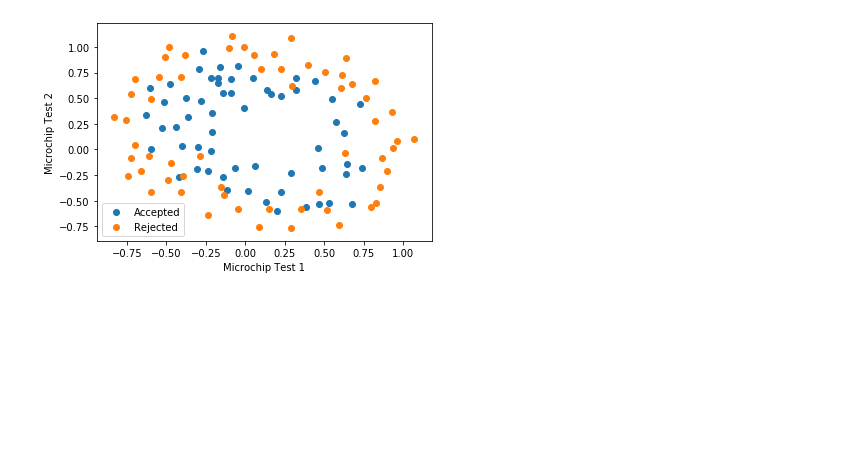
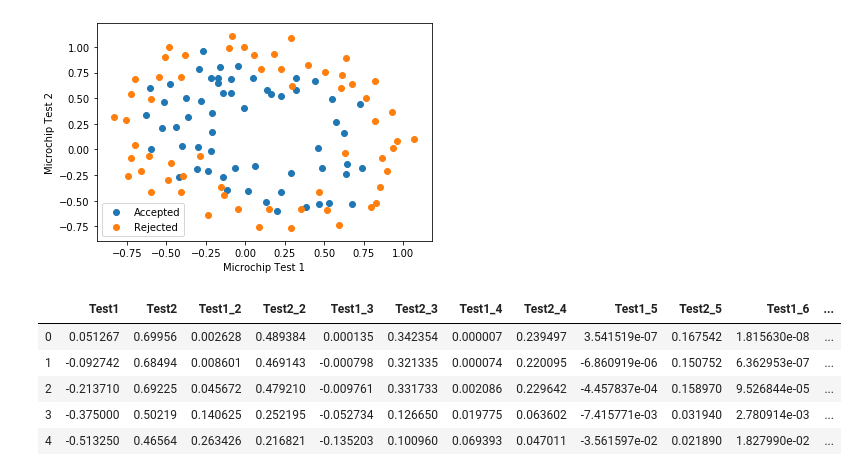
Before and after one commit to macwong/MachineLearning, a Jupyter notebook: Coursera Machine Learning/Week 3/Week 3 - Regularization.ipynb, the cells around one changed output. Saved outputs shown, nothing was run; the diff lists cells and outputs as text; code cells hidden in the pictures; blank space fills up the shorter version.

```diff
--- a/Coursera Machine Learning/Week 3/Week 3 - Regularization.ipynb
+++ b/Coursera Machine Learning/Week 3/Week 3 - Regularization.ipynb
@@ -25,0 +35,9 @@ plt.legend(loc="lower left")
+# %%
+test.head()
+# %% [output]
+|  | Test1 | Test2 | Test1_2 | Test2_2 | Test1_3 | Test2_3 | Test1_4 | Test2_4 | Test1_5 | Test2_5 | Test1_6 | ... |
+| 0 | 0.051267 | 0.69956 | 0.002628 | 0.489384 | 0.000135 | 0.342354 | 0.000007 | 0.239497 | 3.541519e-07 | 0.167542 | 1.815630e-08 | ... |
+| 1 | -0.092742 | 0.68494 | 0.008601 | 0.469143 | -0.000798 | 0.321335 | 0.000074 | 0.220095 | -6.860919e-06 | 0.150752 | 6.362953e-07 | ... |
+| 2 | -0.213710 | 0.69225 | 0.045672 | 0.479210 | -0.009761 | 0.331733 | 0.002086 | 0.229642 | -4.457837e-04 | 0.158970 | 9.526844e-05 | ... |
+| 3 | -0.375000 | 0.50219 | 0.140625 | 0.252195 | -0.052734 | 0.126650 | 0.019775 | 0.063602 | -7.415771e-03 | 0.031940 | 2.780914e-03 | ... |
+| 4 | -0.513250 | 0.46564 | 0.263426 | 0.216821 | -0.135203 | 0.100960 | 0.069393 | 0.047011 | -3.561597e-02 | 0.021890 | 1.827990e-02 | ... |
```
Also changed, not shown: parts of 8 cells of this notebook.
